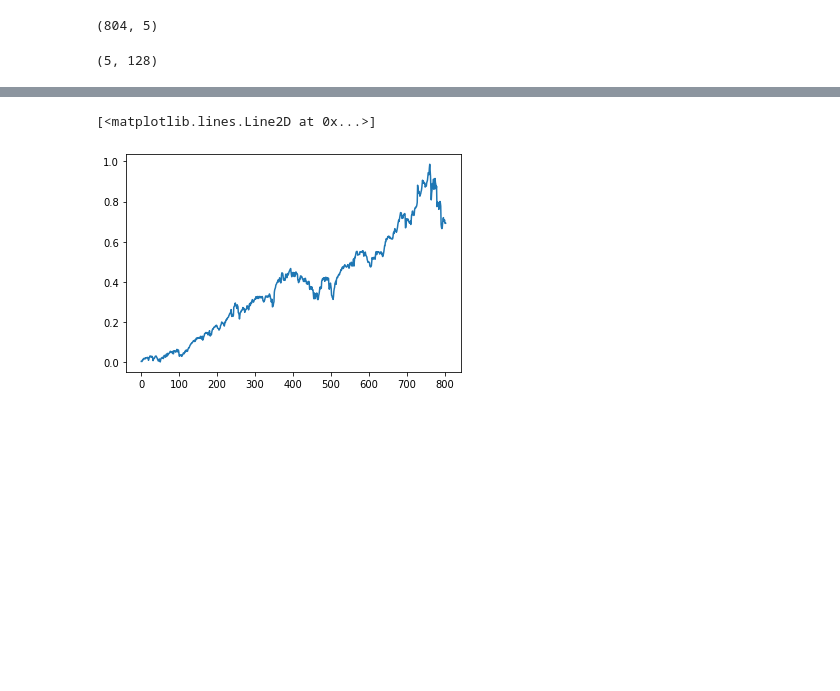
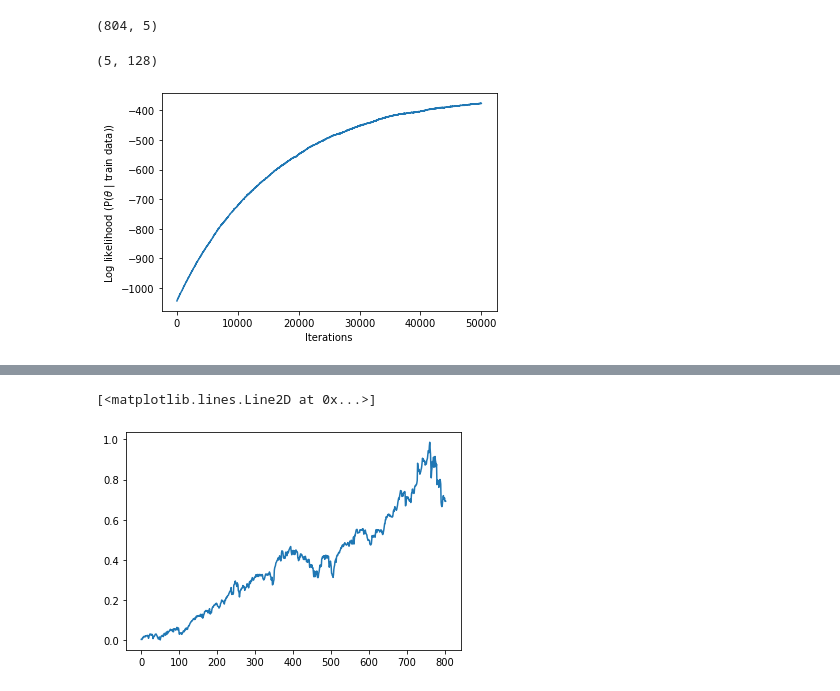
Before and after one commit to stevengogogo/ECEN649_FinalProject, a Jupyter notebook: script/EXP_fit_time_window.ipynb, the cells around one changed output, grey strips where cells are left out. Saved outputs shown, nothing was run; the diff lists cells and outputs as text; code cells hidden in the pictures; blank space fills up the shorter version.

```diff
--- a/script/EXP_fit_time_window.ipynb
+++ b/script/EXP_fit_time_window.ipynb
@@ -255,6 +262,15 @@ for step in trange(10000):
 
 
 sampler_params = sampler_get_params(sampler_state)
+# %%
+# Training log
+ftn, axtn = plt.subplots()
+axtn.plot(train_logp)
+axtn.set_xlabel("Iterations")
+axtn.set_ylabel("Log likelihood (P($\\theta$ | train data))")
+ftn.savefig("../img/training_MALA_{}-iter.pdf".format(niter))
+# %% [output]
+[figure, added]
 # %%
 outputs = jax.vmap(net.apply, in_axes=(0, None, None))(sampler_params, None, x_train)
 outputs.shape
```
Also changed, not shown: parts of 6 cells of this notebook, 2 other files.
